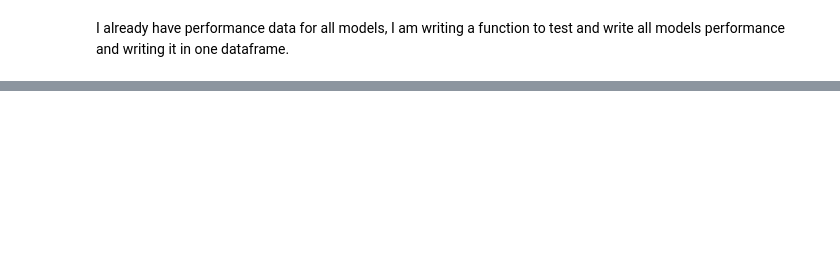
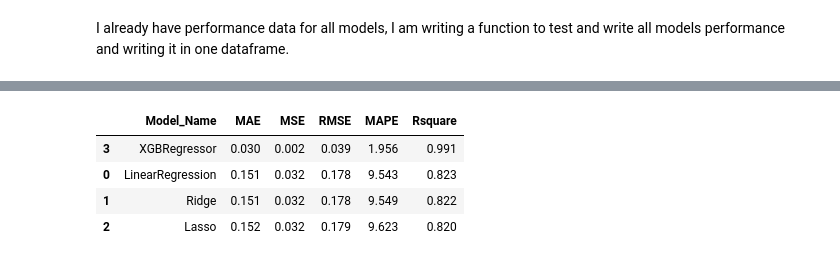
Before and after one commit to akashsinghsharma/almabetter-MLYesBank-RegressionProject, a Jupyter notebook: YES_BANK_Stock_closing_price_prediction.ipynb, the cells around one changed output, grey strips where cells are left out. Saved outputs shown, nothing was run; the diff lists cells and outputs as text; code cells hidden in the pictures; blank space fills up the shorter version.

```diff
--- a/YES_BANK_Stock_closing_price_prediction.ipynb
+++ b/YES_BANK_Stock_closing_price_prediction.ipynb
@@ -989,3 +1001,33 @@ def model_score(x_train , y_train , x_test , y_test):
 
     y_pred_train = model.predict(x_train)
     y_pred_test = model.predict(x_test)
+
+    #Computing evaluation metrics
+    train_accuracy=model.score(x_train,y_train)
+    test_accuracy=model.score(x_test,y_test)
+
+    MAE=metrics.mean_absolute_error(y_test, y_pred_test)
+    MSE=metrics.mean_squared_error(y_test, y_pred_test)
+    RMSE=math.sqrt(MSE)
+    MAPE=mape(y_test, y_pred_test)
+    Rsquare=metrics.r2_score(y_test, y_pred_test)
+
+
+    #Inserting in dataframe
+    df.loc[i,"Model_Name"]=model.__class__.__name__
+    df.loc[i,"MAE"]=round(MAE,3)
+    df.loc[i,"MSE"]=round(MSE,3)
+    df.loc[i,"RMSE"]=round(RMSE,3)
+    df.loc[i,"MAPE"]=round(MAPE,3)
+    df.loc[i,"Rsquare"]=round(Rsquare,3)
+
+    i+=1
+
+  #Sorting values by accuracy
+  df.sort_values(by=['Rsquare'],ascending=False,inplace=True)
+
+  return df
+# %%
+final_report=model_score(x_train,y_train,x_test,y_test)
+final_report
+# %% [output]
@@ -991,0 +1035,5 @@ def model_score(x_train , y_train , x_test , y_test):
+|  | Model_Name | MAE | MSE | RMSE | MAPE | Rsquare |
+| 3 | XGBRegressor | 0.030 | 0.002 | 0.039 | 1.956 | 0.991 |
+| 0 | LinearRegression | 0.151 | 0.032 | 0.178 | 9.543 | 0.823 |
+| 1 | Ridge | 0.151 | 0.032 | 0.178 | 9.549 | 0.822 |
+| 2 | Lasso | 0.152 | 0.032 | 0.179 | 9.623 | 0.820 |
```
Also changed, not shown: parts of 8 cells of this notebook.
